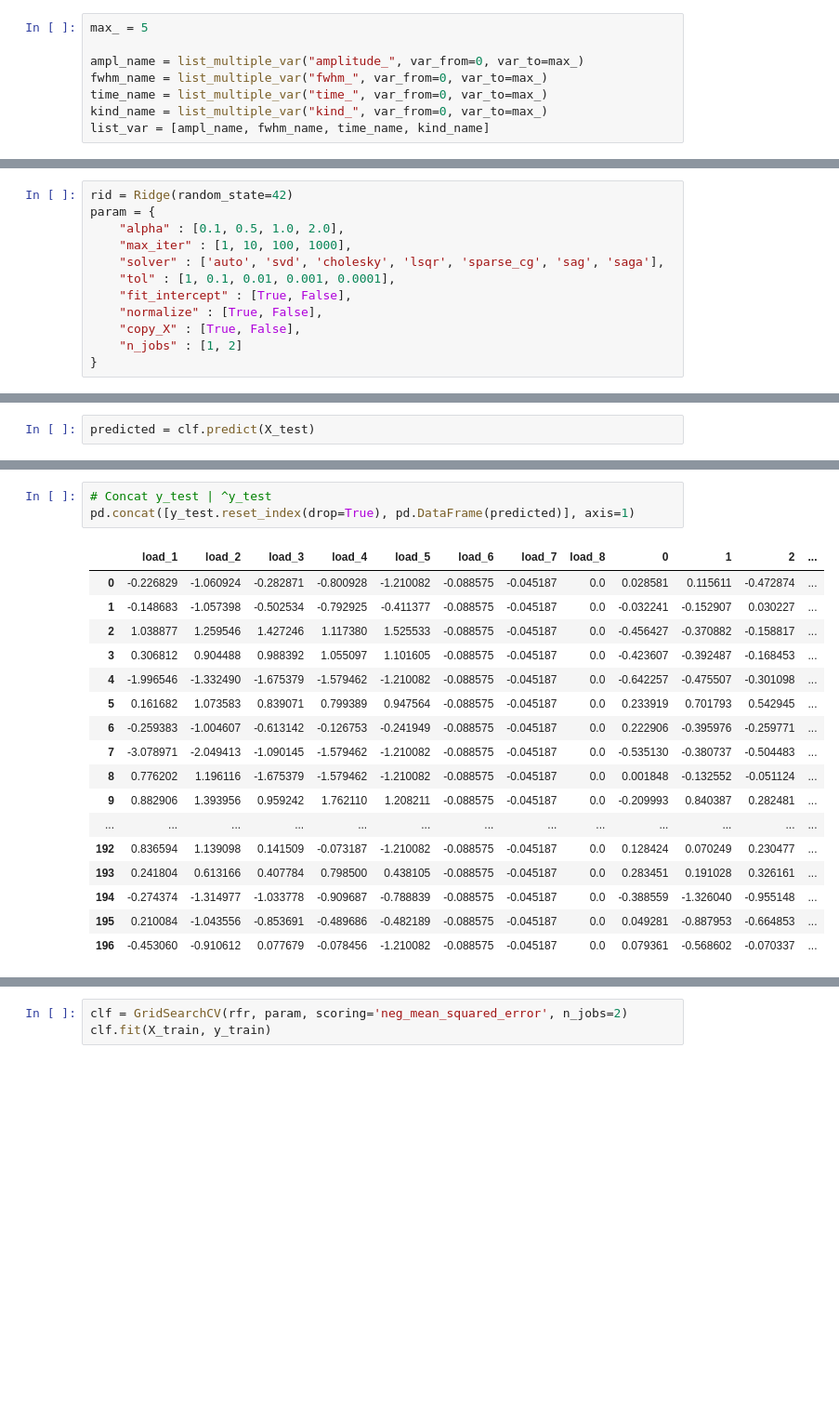
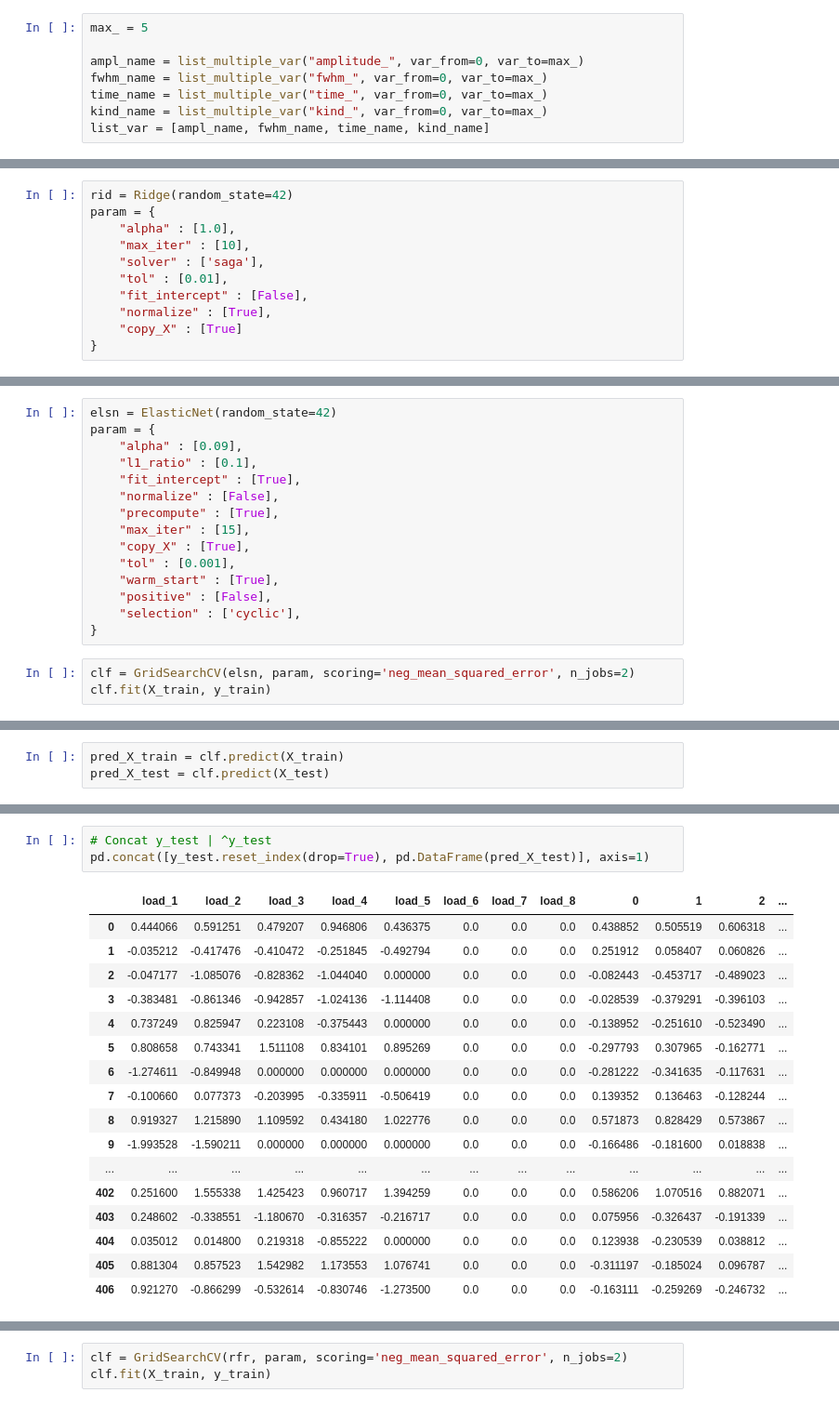
Before and after one commit to brouailalexandre/pesage-par-pont, a Jupyter notebook: Jupyter notebook/Conversion fichier txt.ipynb, the cells around one changed output, grey strips where cells are left out. Shown at 93% size. Drawn from its saved outputs; the diff is of its cells as text; blank space fills up the shorter version.

Commit message:
Amélioration signal et normalisation données, modéle Ridge et ElasticNet

```diff
--- a/Jupyter notebook/Conversion fichier txt.ipynb
+++ b/Jupyter notebook/Conversion fichier txt.ipynb
@@ -156,14 +195,13 @@ plt.show()
 # %%
 rid = Ridge(random_state=42)
 param = {
-    "alpha" : [0.1, 0.5, 1.0, 2.0],
-    "max_iter" : [1, 10, 100, 1000],
-    "solver" : ['auto', 'svd', 'cholesky', 'lsqr', 'sparse_cg', 'sag', 'saga'],
-    "tol" : [1, 0.1, 0.01, 0.001, 0.0001],
-    "fit_intercept" : [True, False],
-    "normalize" : [True, False],
-    "copy_X" : [True, False],
-    "n_jobs" : [1, 2]
+    "alpha" : [1.0],
+    "max_iter" : [10],
+    "solver" : ['saga'],
+    "tol" : [0.01],
+    "fit_intercept" : [False],
+    "normalize" : [True],
+    "copy_X" : [True]
 }
 # %%
 clf = GridSearchCV(rid, param, scoring='neg_mean_squared_error', n_jobs=2)
@@ -180,0 +267,18 @@ mean_squared_error(y_train, predicted)
+# %%
+elsn = ElasticNet(random_state=42)
+param = {
+    "alpha" : [0.09],
+    "l1_ratio" : [0.1],
+    "fit_intercept" : [True],
+    "normalize" : [False],
+    "precompute" : [True],
+    "max_iter" : [15],
+    "copy_X" : [True],
+    "tol" : [0.001],
+    "warm_start" : [True],
+    "positive" : [False],
+    "selection" : ['cyclic'],
+}
+# %%
+clf = GridSearchCV(elsn, param, scoring='neg_mean_squared_error', n_jobs=2)
+clf.fit(X_train, y_train)
@@ -181,2 +313,3 @@ mean_squared_error(y_train, predicted)
 # %%
-predicted = clf.predict(X_test)
+pred_X_train = clf.predict(X_train)
+pred_X_test = clf.predict(X_test)
@@ -188,21 +324,21 @@ mean_squared_error(y_test, predicted)
 # %%
 # Concat y_test | ^y_test
-pd.concat([y_test.reset_index(drop=True), pd.DataFrame(predicted)], axis=1)
+pd.concat([y_test.reset_index(drop=True), pd.DataFrame(pred_X_test)], axis=1)
 # %% [output]
 |  | load_1 | load_2 | load_3 | load_4 | load_5 | load_6 | load_7 | load_8 | 0 | 1 | 2 | ... |
-| 0 | -0.226829 | -1.060924 | -0.282871 | -0.800928 | -1.210082 | -0.088575 | -0.045187 | 0.0 | 0.028581 | 0.115611 | -0.472874 | ... |
-| 1 | -0.148683 | -1.057398 | -0.502534 | -0.792925 | -0.411377 | -0.088575 | -0.045187 | 0.0 | -0.032241 | -0.152907 | 0.030227 | ... |
-| 2 | 1.038877 | 1.259546 | 1.427246 | 1.117380 | 1.525533 | -0.088575 | -0.045187 | 0.0 | -0.456427 | -0.370882 | -0.158817 | ... |
-| 3 | 0.306812 | 0.904488 | 0.988392 | 1.055097 | 1.101605 | -0.088575 | -0.045187 | 0.0 | -0.423607 | -0.392487 | -0.168453 | ... |
-| 4 | -1.996546 | -1.332490 | -1.675379 | -1.579462 | -1.210082 | -0.088575 | -0.045187 | 0.0 | -0.642257 | -0.475507 | -0.301098 | ... |
-| 5 | 0.161682 | 1.073583 | 0.839071 | 0.799389 | 0.947564 | -0.088575 | -0.045187 | 0.0 | 0.233919 | 0.701793 | 0.542945 | ... |
-| 6 | -0.259383 | -1.004607 | -0.613142 | -0.126753 | -0.241949 | -0.088575 | -0.045187 | 0.0 | 0.222906 | -0.395976 | -0.259771 | ... |
-| 7 | -3.078971 | -2.049413 | -1.090145 | -1.579462 | -1.210082 | -0.088575 | -0.045187 | 0.0 | -0.535130 | -0.380737 | -0.504483 | ... |
-| 8 | 0.776202 | 1.196116 | -1.675379 | -1.579462 | -1.210082 | -0.088575 | -0.045187 | 0.0 | 0.001848 | -0.132552 | -0.051124 | ... |
-| 9 | 0.882906 | 1.393956 | 0.959242 | 1.762110 | 1.208211 | -0.088575 | -0.045187 | 0.0 | -0.209993 | 0.840387 | 0.282481 | ... |
+| 0 | 0.444066 | 0.591251 | 0.479207 | 0.946806 | 0.436375 | 0.0 | 0.0 | 0.0 | 0.438852 | 0.505519 | 0.606318 | ... |
+| 1 | -0.035212 | -0.417476 | -0.410472 | -0.251845 | -0.492794 | 0.0 | 0.0 | 0.0 | 0.251912 | 0.058407 | 0.060826 | ... |
+| 2 | -0.047177 | -1.085076 | -0.828362 | -1.044040 | 0.000000 | 0.0 | 0.0 | 0.0 | -0.082443 | -0.453717 | -0.489023 | ... |
+| 3 | -0.383481 | -0.861346 | -0.942857 | -1.024136 | -1.114408 | 0.0 | 0.0 | 0.0 | -0.028539 | -0.379291 | -0.396103 | ... |
+| 4 | 0.737249 | 0.825947 | 0.223108 | -0.375443 | 0.000000 | 0.0 | 0.0 | 0.0 | -0.138952 | -0.251610 | -0.523490 | ... |
+| 5 | 0.808658 | 0.743341 | 1.511108 | 0.834101 | 0.895269 | 0.0 | 0.0 | 0.0 | -0.297793 | 0.307965 | -0.162771 | ... |
+| 6 | -1.274611 | -0.849948 | 0.000000 | 0.000000 | 0.000000 | 0.0 | 0.0 | 0.0 | -0.281222 | -0.341635 | -0.117631 | ... |
+| 7 | -0.100660 | 0.077373 | -0.203995 | -0.335911 | -0.506419 | 0.0 | 0.0 | 0.0 | 0.139352 | 0.136463 | -0.128244 | ... |
+| 8 | 0.919327 | 1.215890 | 1.109592 | 0.434180 | 1.022776 | 0.0 | 0.0 | 0.0 | 0.571873 | 0.828429 | 0.573867 | ... |
+| 9 | -1.993528 | -1.590211 | 0.000000 | 0.000000 | 0.000000 | 0.0 | 0.0 | 0.0 | -0.166486 | -0.181600 | 0.018838 | ... |
 | ... | ... | ... | ... | ... | ... | ... | ... | ... | ... | ... | ... | ... |
-| 192 | 0.836594 | 1.139098 | 0.141509 | -0.073187 | -1.210082 | -0.088575 | -0.045187 | 0.0 | 0.128424 | 0.070249 | 0.230477 | ... |
-| 193 | 0.241804 | 0.613166 | 0.407784 | 0.798500 | 0.438105 | -0.088575 | -0.045187 | 0.0 | 0.283451 | 0.191028 | 0.326161 | ... |
-| 194 | -0.274374 | -1.314977 | -1.033778 | -0.909687 | -0.788839 | -0.088575 | -0.045187 | 0.0 | -0.388559 | -1.326040 | -0.955148 | ... |
-| 195 | 0.210084 | -1.043556 | -0.853691 | -0.489686 | -0.482189 | -0.088575 | -0.045187 | 0.0 | 0.049281 | -0.887953 | -0.664853 | ... |
-| 196 | -0.453060 | -0.910612 | 0.077679 | -0.078456 | -1.210082 | -0.088575 | -0.045187 | 0.0 | 0.079361 | -0.568602 | -0.070337 | ... |
+| 402 | 0.251600 | 1.555338 | 1.425423 | 0.960717 | 1.394259 | 0.0 | 0.0 | 0.0 | 0.586206 | 1.070516 | 0.882071 | ... |
+| 403 | 0.248602 | -0.338551 | -1.180670 | -0.316357 | -0.216717 | 0.0 | 0.0 | 0.0 | 0.075956 | -0.326437 | -0.191339 | ... |
+| 404 | 0.035012 | 0.014800 | 0.219318 | -0.855222 | 0.000000 | 0.0 | 0.0 | 0.0 | 0.123938 | -0.230539 | 0.038812 | ... |
+| 405 | 0.881304 | 0.857523 | 1.542982 | 1.173553 | 1.076741 | 0.0 | 0.0 | 0.0 | -0.311197 | -0.185024 | 0.096787 | ... |
+| 406 | 0.921270 | -0.866299 | -0.532614 | -0.830746 | -1.273500 | 0.0 | 0.0 | 0.0 | -0.163111 | -0.259269 | -0.246732 | ... |
```
Also changed, not shown: parts of 36 cells of this notebook, 1 other file.
